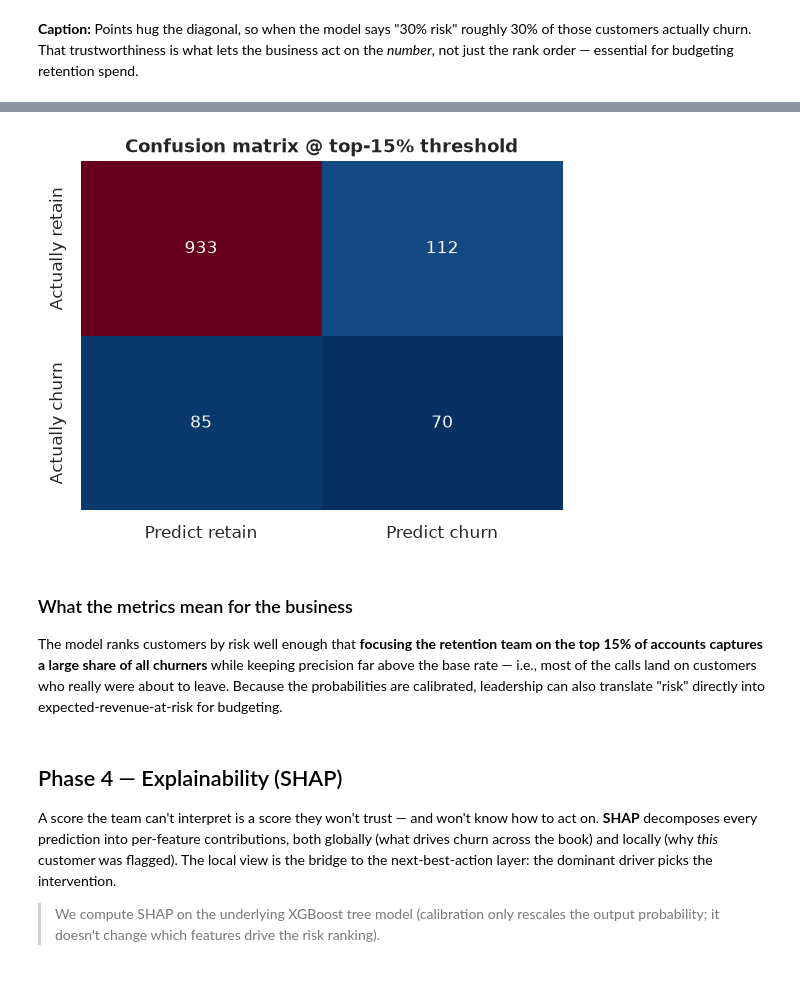
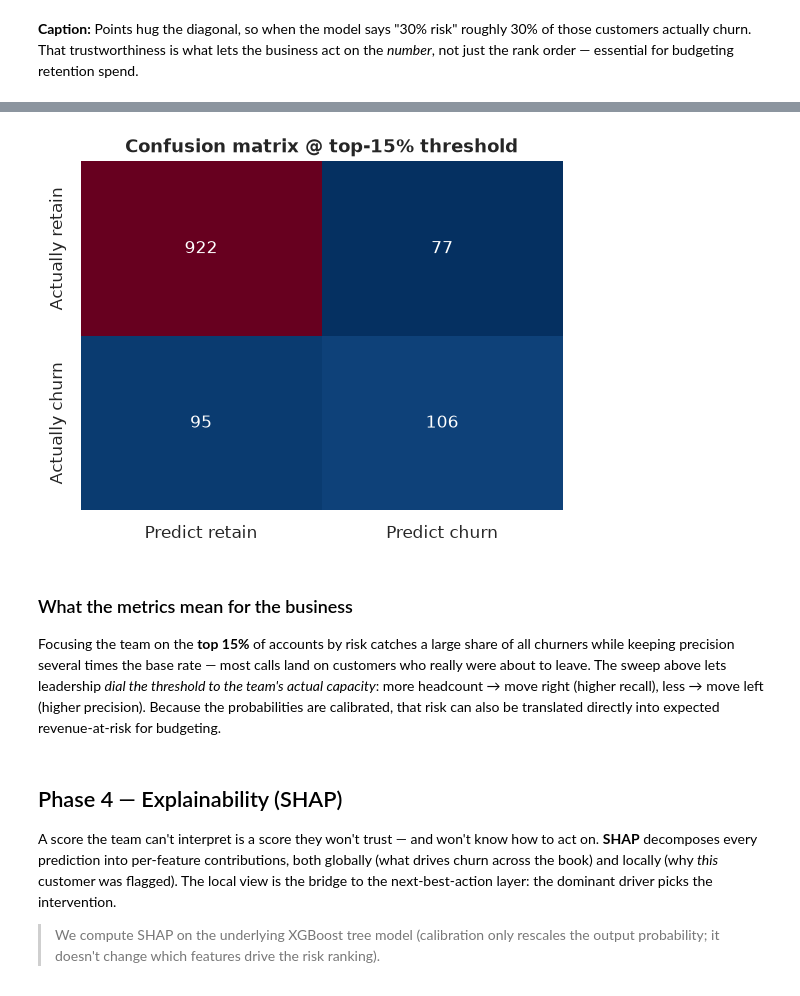
Before and after one commit to dustintdn/churn-nba, a Jupyter notebook: notebooks/churn_analysis.ipynb, the cells around one changed output, grey strips where cells are left out. Drawn from its saved outputs; the diff is of its cells as text; code cells hidden in the pictures.

```diff
--- a/notebooks/churn_analysis.ipynb
+++ b/notebooks/churn_analysis.ipynb
@@ -182,0 +197,14 @@ retention problem, accuracy is misleading, so we judge the model on:
+# %%
+# Candidate 3: XGBoost with light RandomizedSearchCV tuning (PR-AUC scored).
+from sklearn.metrics import average_precision_score, roc_auc_score
+best_params = search_xgb_params(X_train, y_train, spw, n_iter=20)
+xgb_tuned = build_pipeline(spw, best_params).fit(X_train, y_train)
+
+def _scores(m):  # PR-AUC + ROC-AUC on the held-out test set
+    p = m.predict_proba(X_test)[:, 1]
+    return average_precision_score(y_test, p), roc_auc_score(y_test, p)
+
+compare = pd.DataFrame({n: _scores(m) for n, m in {
+    "Logistic (baseline)": baseline, "XGBoost (default)": xgb_default,
+    "XGBoost (tuned)": xgb_tuned}.items()}, index=["PR-AUC", "ROC-AUC"]).T.round(4)
+compare
@@ -183,8 +232,6 @@ retention problem, accuracy is misleading, so we judge the model on:
 # %%
-# Fit the calibrated pipeline (scale_pos_weight computed from the train split).
-neg, pos = (y_train == 0).sum(), (y_train == 1).sum()
-pipeline = build_pipeline(scale_pos_weight=neg / pos)
-pipeline.fit(X_train, y_train)
+# The winning pipeline, used for all downstream evaluation + explainability.
+pipeline = xgb_tuned
 proba = pipeline.predict_proba(X_test)[:, 1]   # calibrated P(churn) on held-out data
-print("Model trained. Sample predicted churn probabilities:", np.round(proba[:5], 3))
+print("Deployed model: tuned XGBoost. Sample churn probabilities:", np.round(proba[:5], 3))
 # %% [output]
@@ -250,0 +291,13 @@ Contacting top 15% of accounts (prob >= 0.26):
+# %%
+# Sweep: as we contact more of the ranked book, how do precision & recall move?
+order = np.argsort(proba)[::-1]            # customers from highest to lowest risk
+y_sorted = y_test.values[order]
+contacted = np.arange(1, len(y_sorted) + 1)
+precision_curve = np.cumsum(y_sorted) / contacted
+recall_curve = np.cumsum(y_sorted) / y_sorted.sum()
+
+CAPACITY = 0.15                            # team can work the top 15% each cycle
+k = int(CAPACITY * len(y_sorted))
+print(f"At capacity = top {CAPACITY:.0%} ({k} of {len(y_sorted)} customers):")
+print(f"  precision = {precision_curve[k-1]:.0%}  (base rate {y_test.mean():.0%})")
+print(f"  recall    = {recall_curve[k-1]:.0%}  of all churners caught")
@@ -251,23 +320,25 @@ Contacting top 15% of accounts (prob >= 0.26):
 # %%
 # Confusion matrix at the capacity-based threshold.
 from sklearn.metrics import confusion_matrix
+cutoff = np.sort(proba)[::-1][k - 1]       # probability at the capacity cut
+flagged = proba >= cutoff
 cm = confusion_matrix(y_test, flagged.astype(int))
 fig, ax = plt.subplots(figsize=(5, 4))
 sns.heatmap(cm, annot=True, fmt=",d", cmap="RdBu_r", cbar=False,
             xticklabels=["Predict retain", "Predict churn"],
             yticklabels=["Actually retain", "Actually churn"], ax=ax)
-ax.set_title(f"Confusion matrix @ top-{CAPACITY:.0%} threshold")
-plt.tight_layout()
+ax.set_title(f"Confusion matrix @ top-{CAPACITY:.0%} threshold"); plt.tight_layout()
 # %% [output]
-[figure, old version]
+[figure, new version]
 # %% [markdown]
 ### What the metrics mean for the business
 
-The model ranks customers by risk well enough that **focusing the retention team on the
-top 15% of accounts captures a large share of all churners** while keeping precision far
-above the base rate — i.e., most of the calls land on customers who really were about to
-leave. Because the probabilities are calibrated, leadership can also translate "risk"
-directly into expected-revenue-at-risk for budgeting.
+Focusing the team on the **top 15%** of accounts by risk catches a large share of all
+churners while keeping precision several times the base rate — most calls land on customers
+who really were about to leave. The sweep above lets leadership *dial the threshold to the
+team's actual capacity*: more headcount → move right (higher recall), less → move left
+(higher precision). Because the probabilities are calibrated, that risk can also be
+translated directly into expected revenue-at-risk for budgeting.
 # %% [markdown]
 ## Phase 4 — Explainability (SHAP)
 
```
Also changed, not shown: parts of 20 cells of this notebook, 1 other file.
